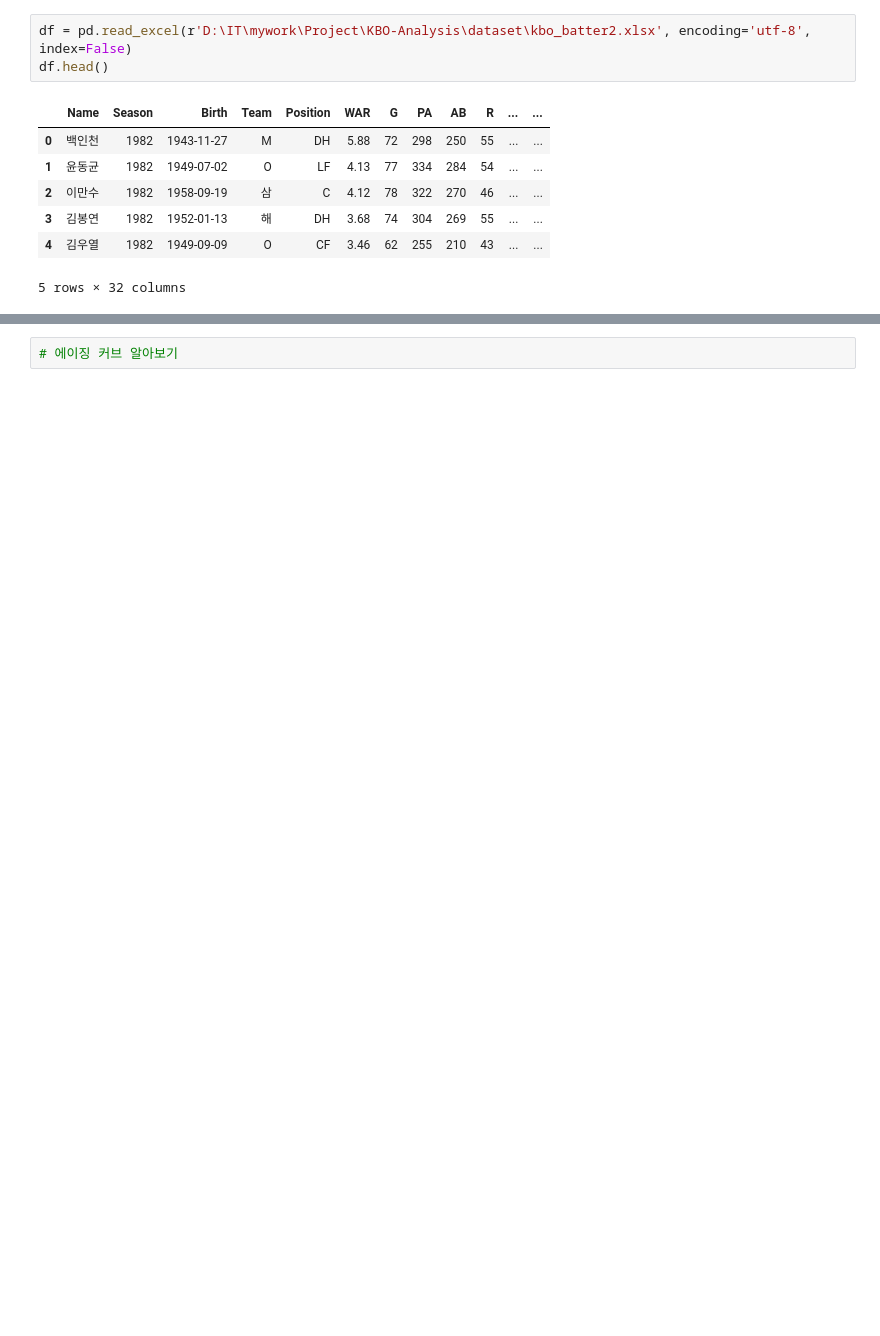
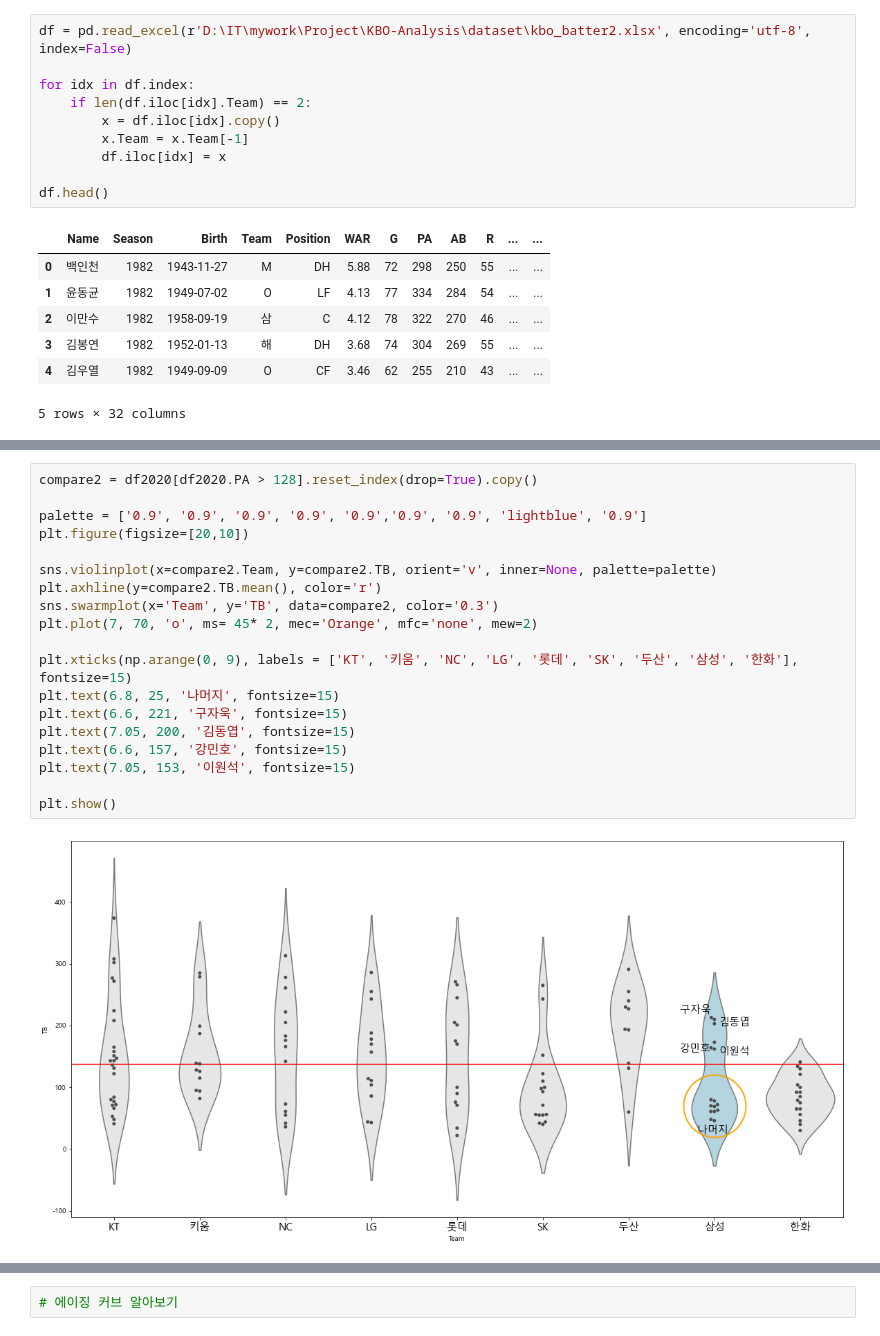
Before and after one commit to YeriNbow/KBO-Analysis, a Jupyter notebook: KBO Batter Analysis.ipynb, the cells around one changed output, grey strips where cells are left out. Drawn from its saved outputs; the diff is of its cells as text; blank space fills up the shorter version.

```diff
--- a/KBO Batter Analysis.ipynb
+++ b/KBO Batter Analysis.ipynb
@@ -98,5 +117,12 @@ plt.show()
 # %%
 df = pd.read_excel(r'D:\IT\mywork\Project\KBO-Analysis\dataset\kbo_batter2.xlsx', encoding='utf-8', index=False)
+
+for idx in df.index:
+    if len(df.iloc[idx].Team) == 2:
+        x = df.iloc[idx].copy()
+        x.Team = x.Team[-1]
+        df.iloc[idx] = x
+
 df.head()
 # %% [output]
 |  | Name | Season | Birth | Team | Position | WAR | G | PA | AB | R | ... | ... |
@@ -149,0 +148,21 @@ Name: PA, dtype: float64
+# %%
+compare2 = df2020[df2020.PA > 128].reset_index(drop=True).copy()
+
+palette = ['0.9', '0.9', '0.9', '0.9', '0.9','0.9', '0.9', 'lightblue', '0.9']
+plt.figure(figsize=[20,10])
+
+sns.violinplot(x=compare2.Team, y=compare2.TB, orient='v', inner=None, palette=palette)
+plt.axhline(y=compare2.TB.mean(), color='r')
+sns.swarmplot(x='Team', y='TB', data=compare2, color='0.3')
+plt.plot(7, 70, 'o', ms= 45* 2, mec='Orange', mfc='none', mew=2)
+
+plt.xticks(np.arange(0, 9), labels = ['KT', '키움', 'NC', 'LG', '롯데', 'SK', '두산', '삼성', '한화'], fontsize=15)
+plt.text(6.8, 25, '나머지', fontsize=15)
+plt.text(6.6, 221, '구자욱', fontsize=15)
+plt.text(7.05, 200, '김동엽', fontsize=15)
+plt.text(6.6, 157, '강민호', fontsize=15)
+plt.text(7.05, 153, '이원석', fontsize=15)
+
+plt.show()
+# %% [output]
+[figure, added]
```
Also changed, not shown: parts of 49 cells of this notebook.
